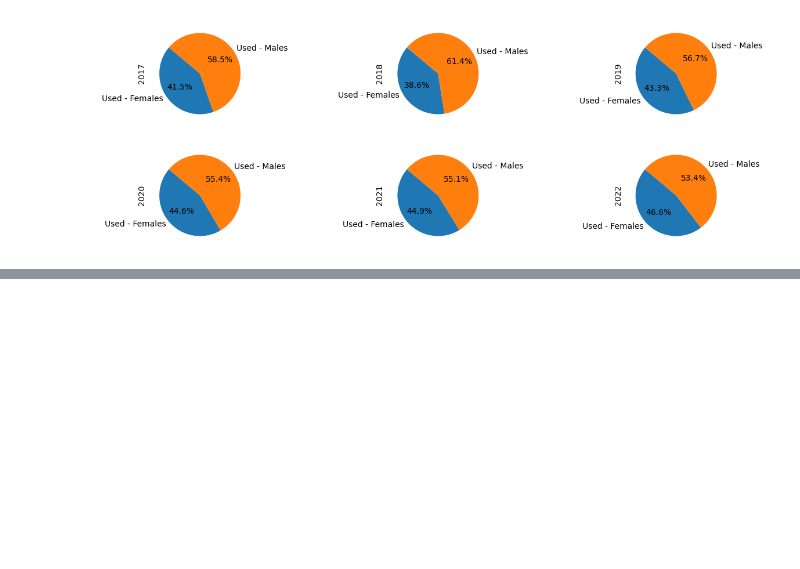
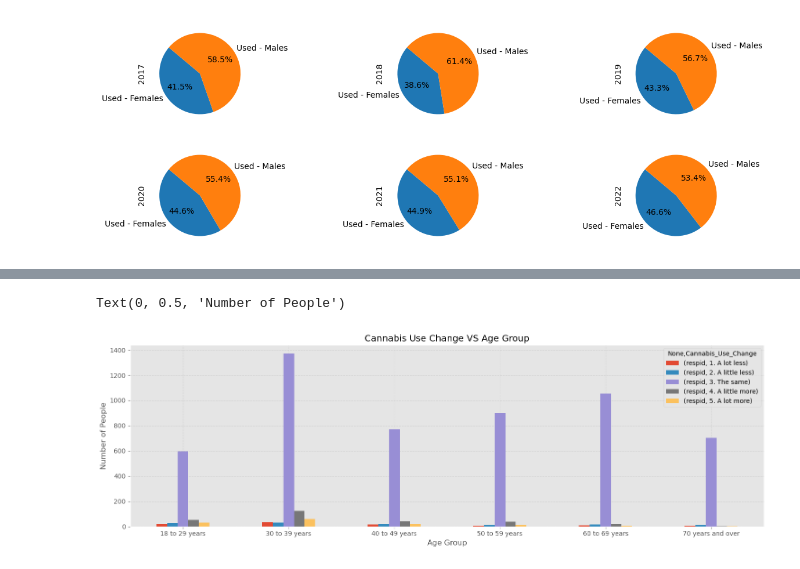
Before and after one commit to ajunjee-selvam/Project_1, a Jupyter notebook: cannabis_demographics_starter.ipynb, the cells around one changed output, grey strips where cells are left out. Drawn from its saved outputs; the diff is of its cells as text; code cells hidden in the pictures; blank space fills up the shorter version.

```diff
--- a/cannabis_demographics_starter.ipynb
+++ b/cannabis_demographics_starter.ipynb
@@ -161,0 +220,5 @@ plt.legend(loc="best")
+# %%
+# Fill NAs for columns
+cannabis_analysis_df = cannabis_analysis_df.fillna({"can_cat": "no","racial_grp":'Not Specified',"more_cannabis": 0, "same_cannabis": 1, "less_cannabis": 0, "canabis_change": 3})
+cannabis_analysis_df = cannabis_analysis_df.rename(columns={"can_cat":"Prepandemic_cannabis_use"})
+cannabis_analysis_df.info()
@@ -161,0 +243,16 @@ plt.legend(loc="best")
+# %%
+def get_cannabis_change(rating):
+    if rating == 1:
+        return '1. A lot less'
+    elif rating == 2:
+        return '2. A little less'
+    elif rating == 3:
+        return '3. The same'
+    elif rating == 4:
+        return '4. A little more'
+    elif rating == 5:
+        return '5. A lot more'
+# %%
+cannabis_analysis_df['Cannabis_Use_Change'] =  cannabis_analysis_df["canabis_change"].apply(get_cannabis_change)
+cannabis_analysis_df = cannabis_analysis_df[["respid", "Age_groups", "hgender", "racial_grp", "Income", "Prepandemic_cannabis_use", "Cannabis_Use_Change"]]
+cannabis_analysis_df.head()
@@ -161,0 +285,4 @@ plt.legend(loc="best")
+# %%
+age_group_df = cannabis_analysis_df.groupby(["Age_groups", "Cannabis_Use_Change"]).count().unstack()
+age_group_df = age_group_df[["respid"]]
+age_group_df
@@ -161,0 +299,9 @@ plt.legend(loc="best")
+# %%
+age_group_df.plot(kind="bar", figsize=(15,5), rot = 0)
+plt.grid(color = 'black', linestyle = '--', alpha=0.1)
+plt.title("Cannabis Use Change VS Age Group")
+plt.xlabel("Age Group")
+plt.ylabel("Number of People")
+# %% [output]
+Text(0, 0.5, 'Number of People')
+[figure, added]
```
Also changed, not shown: parts of 31 cells of this notebook, 9 other files.
